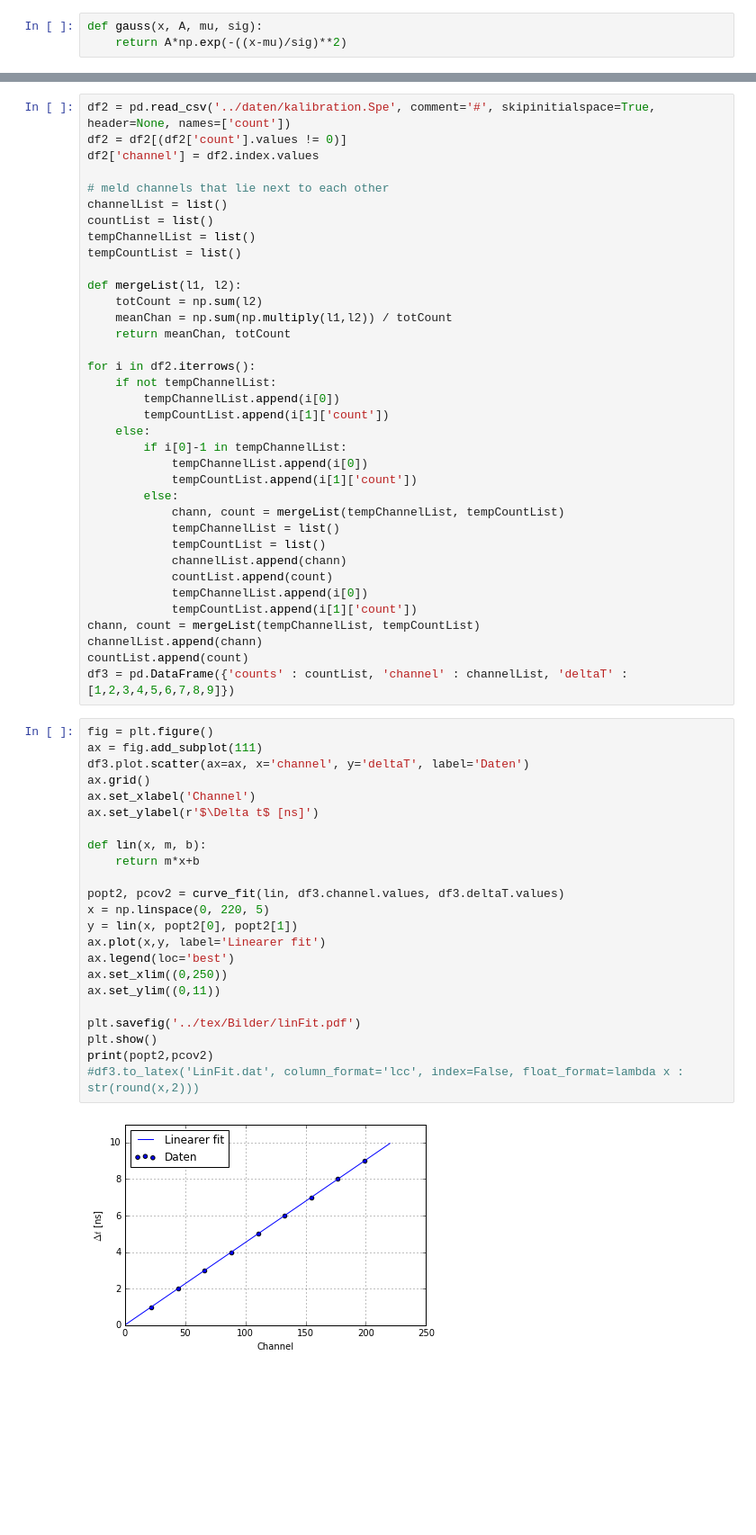
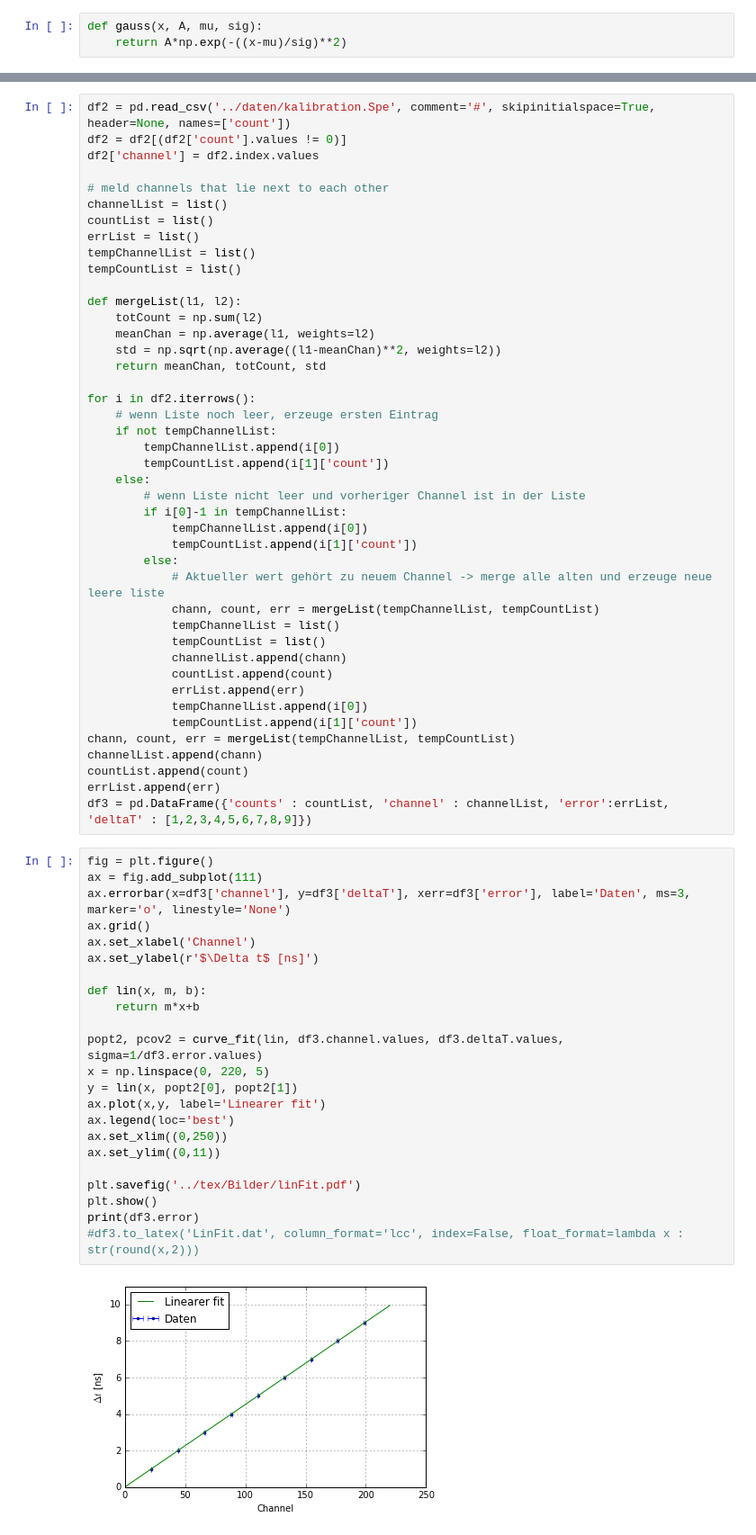
Before and after one commit to Diman1992/FP-M.Sc, a Jupyter notebook: Myonen/auswertung/Untitled.ipynb, the cells around one changed output, grey strips where cells are left out. Shown: that part at 90% size. Cells and saved outputs as stored; diff of their text form; blank space fills up the shorter version.

```diff
--- a/Myonen/auswertung/Untitled.ipynb
+++ b/Myonen/auswertung/Untitled.ipynb
@@ -45,56 +46,63 @@ df2['channel'] = df2.index.values
 # meld channels that lie next to each other
 channelList = list()
 countList = list()
+errList = list()
 tempChannelList = list()
 tempCountList = list()
 
 def mergeList(l1, l2):
     totCount = np.sum(l2)
-    meanChan = np.sum(np.multiply(l1,l2)) / totCount
-    return meanChan, totCount
+    meanChan = np.average(l1, weights=l2)
+    std = np.sqrt(np.average((l1-meanChan)**2, weights=l2))
+    return meanChan, totCount, std
 
 for i in df2.iterrows():
+    # wenn Liste noch leer, erzeuge ersten Eintrag
     if not tempChannelList:
         tempChannelList.append(i[0])
         tempCountList.append(i[1]['count'])
     else:
+        # wenn Liste nicht leer und vorheriger Channel ist in der Liste
         if i[0]-1 in tempChannelList:
             tempChannelList.append(i[0])
             tempCountList.append(i[1]['count'])
         else:
-            chann, count = mergeList(tempChannelList, tempCountList)
+            # Aktueller wert gehört zu neuem Channel -> merge alle alten und erzeuge neue leere liste
+            chann, count, err = mergeList(tempChannelList, tempCountList)
             tempChannelList = list()
             tempCountList = list()
             channelList.append(chann)
             countList.append(count)
+            errList.append(err)
             tempChannelList.append(i[0])
             tempCountList.append(i[1]['count'])
-chann, count = mergeList(tempChannelList, tempCountList)
+chann, count, err = mergeList(tempChannelList, tempCountList)
 channelList.append(chann)
 countList.append(count)
-df3 = pd.DataFrame({'counts' : countList, 'channel' : channelList, 'deltaT' : [1,2,3,4,5,6,7,8,9]})
+errList.append(err)
+df3 = pd.DataFrame({'counts' : countList, 'channel' : channelList, 'error':errList, 'deltaT' : [1,2,3,4,5,6,7,8,9]})
 # %%
 fig = plt.figure()
 ax = fig.add_subplot(111)
-df3.plot.scatter(ax=ax, x='channel', y='deltaT', label='Daten')
+ax.errorbar(x=df3['channel'], y=df3['deltaT'], xerr=df3['error'], label='Daten', ms=3, marker='o', linestyle='None')
 ax.grid()
 ax.set_xlabel('Channel')
 ax.set_ylabel(r'$\Delta t$ [ns]')
 
 def lin(x, m, b):
     return m*x+b
 
-popt2, pcov2 = curve_fit(lin, df3.channel.values, df3.deltaT.values)
+popt2, pcov2 = curve_fit(lin, df3.channel.values, df3.deltaT.values, sigma=1/df3.error.values)
 x = np.linspace(0, 220, 5)
 y = lin(x, popt2[0], popt2[1])
 ax.plot(x,y, label='Linearer fit')
 ax.legend(loc='best')
 ax.set_xlim((0,250))
 ax.set_ylim((0,11))
 
 plt.savefig('../tex/Bilder/linFit.pdf')
 plt.show()
-print(popt2,pcov2)
+print(df3.error)
 #df3.to_latex('LinFit.dat', column_format='lcc', index=False, float_format=lambda x : str(round(x,2)))
 # %% [output]
-[figure, old version]
+[figure, new version]
```
Also changed, not shown: parts of 4 cells of this notebook, 2 other files.
